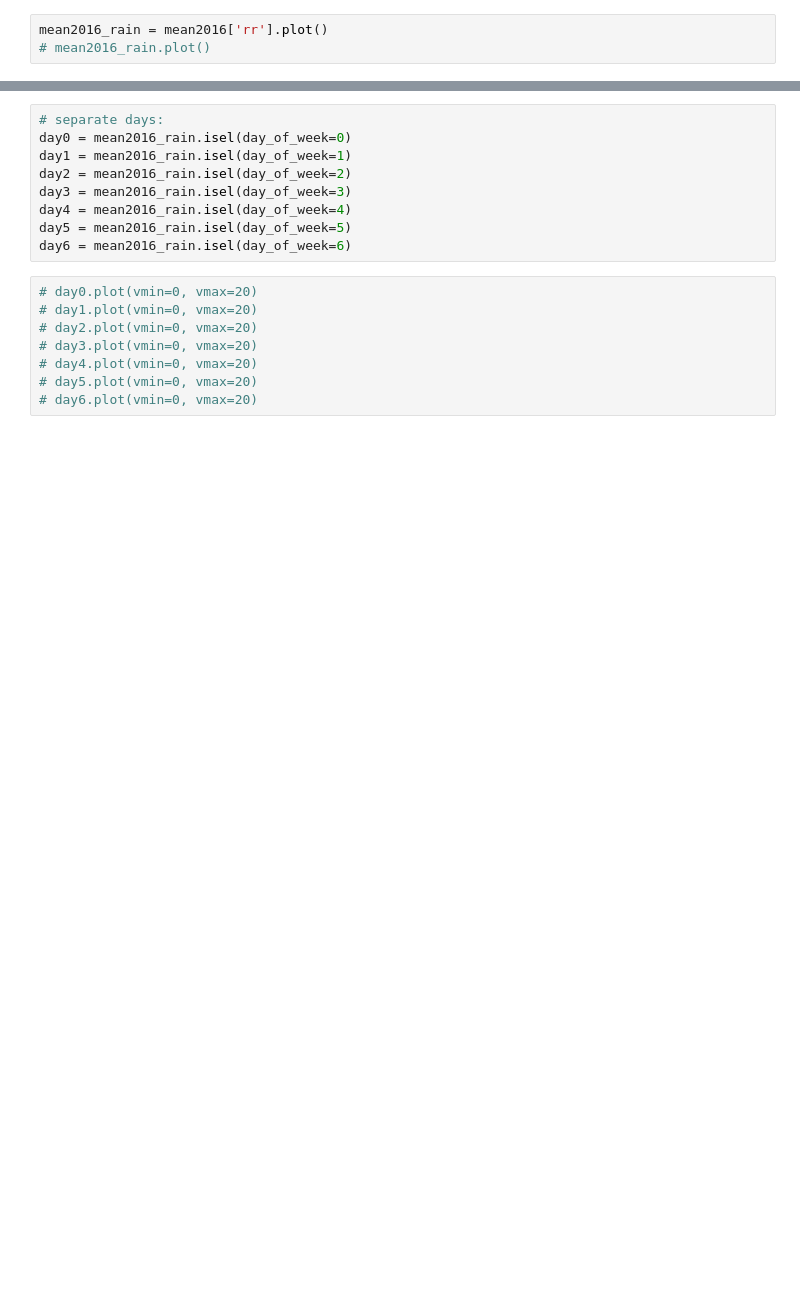
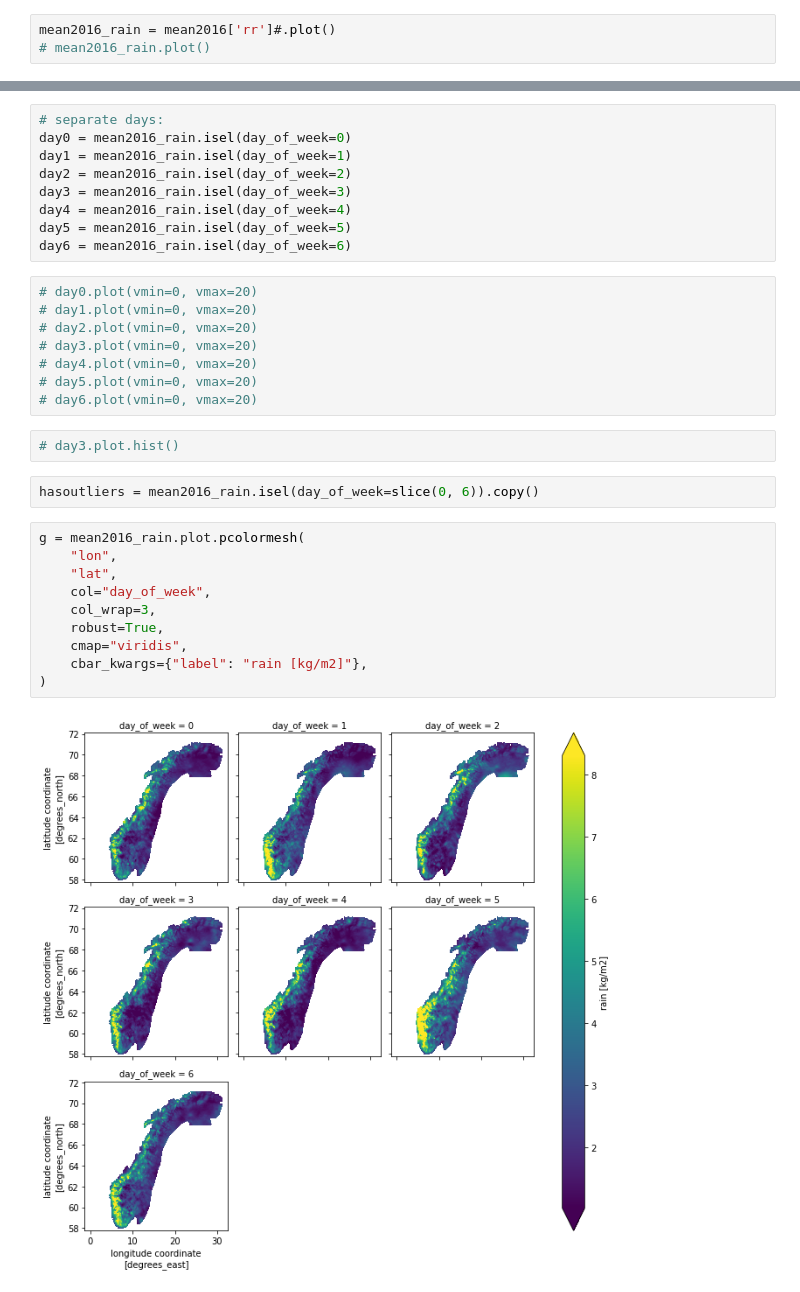
Before and after one commit to varyabazilova/rain, a Jupyter notebook: rain_new.ipynb, the cells around one changed output, grey strips where cells are left out. Drawn from its saved outputs; the diff is of its cells as text; blank space fills up the shorter version.

```diff
--- a/rain_new.ipynb
+++ b/rain_new.ipynb
@@ -59,5 +60,5 @@ rain2016 = f_days_of_week.sel(time=slice("2016-01-01", "2016-12-31"))
 # group by day of week
 mean2016 = rain2016.groupby('day_of_week').mean()
 # %%
-mean2016_rain = mean2016['rr'].plot()
+mean2016_rain = mean2016['rr']#.plot()
 # mean2016_rain.plot()
@@ -80,3 +79,19 @@ day6 = mean2016_rain.isel(day_of_week=6)
 # day4.plot(vmin=0, vmax=20)
 # day5.plot(vmin=0, vmax=20)
 # day6.plot(vmin=0, vmax=20)
+# %%
+# day3.plot.hist()
+# %%
+hasoutliers = mean2016_rain.isel(day_of_week=slice(0, 6)).copy()
+# %%
+g = mean2016_rain.plot.pcolormesh(
+    "lon",
+    "lat",
+    col="day_of_week",
+    col_wrap=3,
+    robust=True,
+    cmap="viridis",
+    cbar_kwargs={"label": "rain [kg/m2]"},
+)
+# %% [output]
+[figure, added]
```
Also changed, not shown: parts of 4 cells of this notebook.
